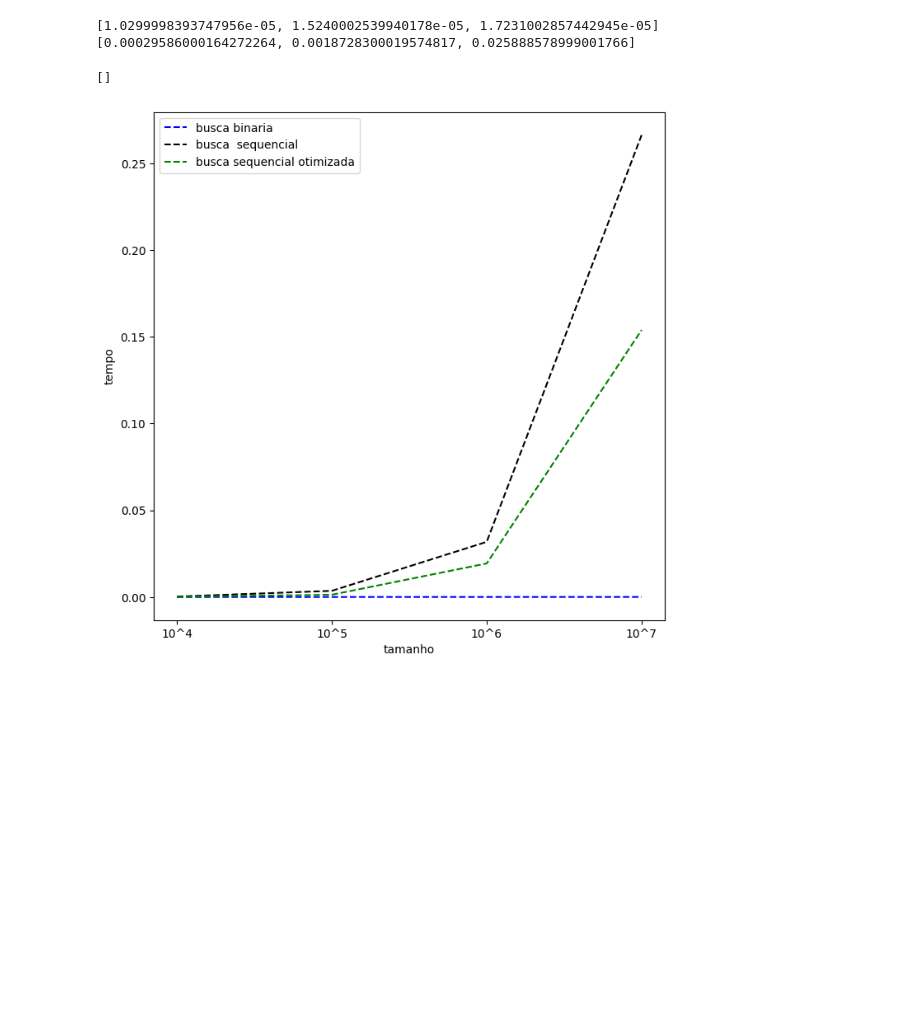
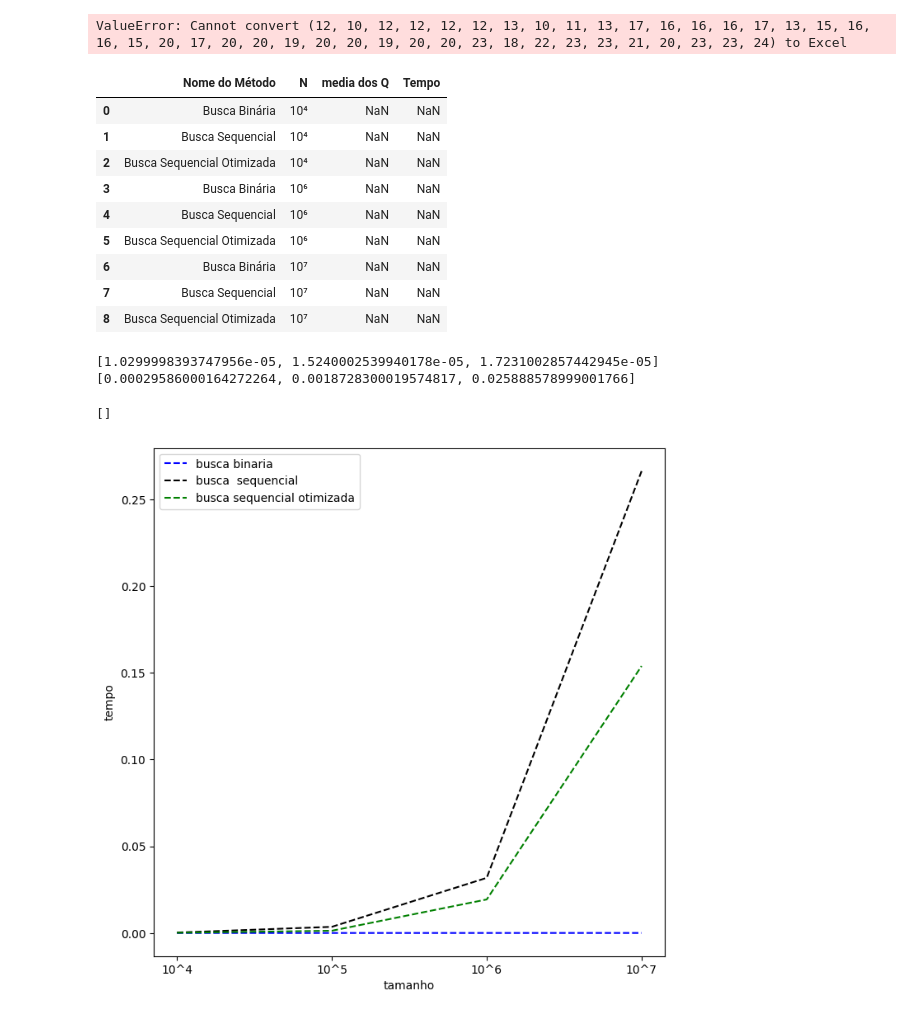
Before and after one commit to reidnersousa/IFB_Analise_Algoritmo_2024, a Jupyter notebook: Analise_Algoritmo_busca.ipynb, the cells around one changed output. Drawn from its saved outputs; the diff is of its cells as text; code cells hidden in the pictures; blank space fills up the shorter version.

```diff
--- a/Analise_Algoritmo_busca.ipynb
+++ b/Analise_Algoritmo_busca.ipynb
@@ -237,3 +227,81 @@ class teste :
+# %%
+# Importe a biblioteca openpyxl
+from openpyxl import Workbook
+
+# Crie um novo arquivo de trabalho (workbook)
+workbook = Workbook()
+
+# Selecione a planilha ativa (a primeira planilha por padrão)
+sheet = workbook.active
+
+# Defina os títulos das colunas
+sheet['A1'] = 'Nome do Método'
+sheet['A2'] = 'Busca Binária'
+sheet['A3'] = 'Busca Sequencial'
+sheet['A4'] = 'Busca Sequencial Otimizada'
+
+sheet['A5'] = 'Busca Binária'
+sheet['A6'] = 'Busca Sequencial'
+sheet['A7'] = 'Busca Sequencial Otimizada'
+
+
+
+
+
+sheet['A8'] = 'Busca Binária'
+sheet['A9'] = 'Busca Sequencial'
+sheet['A10'] = 'Busca Sequencial Otimizada'
+# Agora você pode preencher os dados nas células abaixo dos títulos
+# Por exemplo:
+
+sheet['B1'] = 'N'
+sheet['B2'] = '10⁴'
+sheet['B3'] = '10⁴'
+sheet['B4'] = '10⁴'
+
+sheet['B5'] = '10⁵'
+sheet['B6'] = '10⁵'
+sheet['B7'] = '10⁵'
+
+
+sheet['B5'] = '10⁶'
+sheet['B6'] = '10⁶'
+sheet['B7'] = '10⁶'
+
+sheet['B8'] = '10⁷'
+sheet['B9'] = '10⁷'
+sheet['B10'] = '10⁷'
+
+
+
+sheet['C1'] = 'media dos Q'
+sheet['C1']= manager.num_q_bin
+sheet['D1'] = 'Tempo'
+
+
+# Salve o arquivo
+nome_arquivo = 'tabela_metodos_busca.xlsx'
+workbook.save(nome_arquivo)
+
+print(f"A tabela foi criada e salva no arquivo '{nome_arquivo}'.")
+# %% [output]
+ValueError: Cannot convert (12, 10, 12, 12, 12, 12, 13, 10, 11, 13, 17, 16, 16, 16, 17, 13, 15, 16, 16, 15, 20, 17, 20, 20, 19, 20, 20, 19, 20, 20, 23, 18, 22, 23, 23, 21, 20, 23, 23, 24) to Excel
+# %%
+import pandas as pd
+
+excel = pd.read_excel('tabela_metodos_busca.xlsx')
+excel
+# %% [output]
+|  | Nome do Método | N | media dos Q | Tempo |
+| 0 | Busca Binária | 10⁴ | NaN | NaN |
+| 1 | Busca Sequencial | 10⁴ | NaN | NaN |
+| 2 | Busca Sequencial Otimizada | 10⁴ | NaN | NaN |
+| 3 | Busca Binária | 10⁶ | NaN | NaN |
+| 4 | Busca Sequencial | 10⁶ | NaN | NaN |
+| 5 | Busca Sequencial Otimizada | 10⁶ | NaN | NaN |
+| 6 | Busca Binária | 10⁷ | NaN | NaN |
+| 7 | Busca Sequencial | 10⁷ | NaN | NaN |
+| 8 | Busca Sequencial Otimizada | 10⁷ | NaN | NaN |
 # %%
 ### Algoritmo de busca binaria , primeiro são definidos as variaveis  first(primeiro index ) = 0 , last (ultimo index ) = len(vetor) -1  e  found(encontrou elemento na lista) = False
 ### enquanto first for menor(<) ou igual(=) ao ultimo  e encontrou for False faz isso:
```
Also changed, not shown: parts of 3 cells of this notebook.
